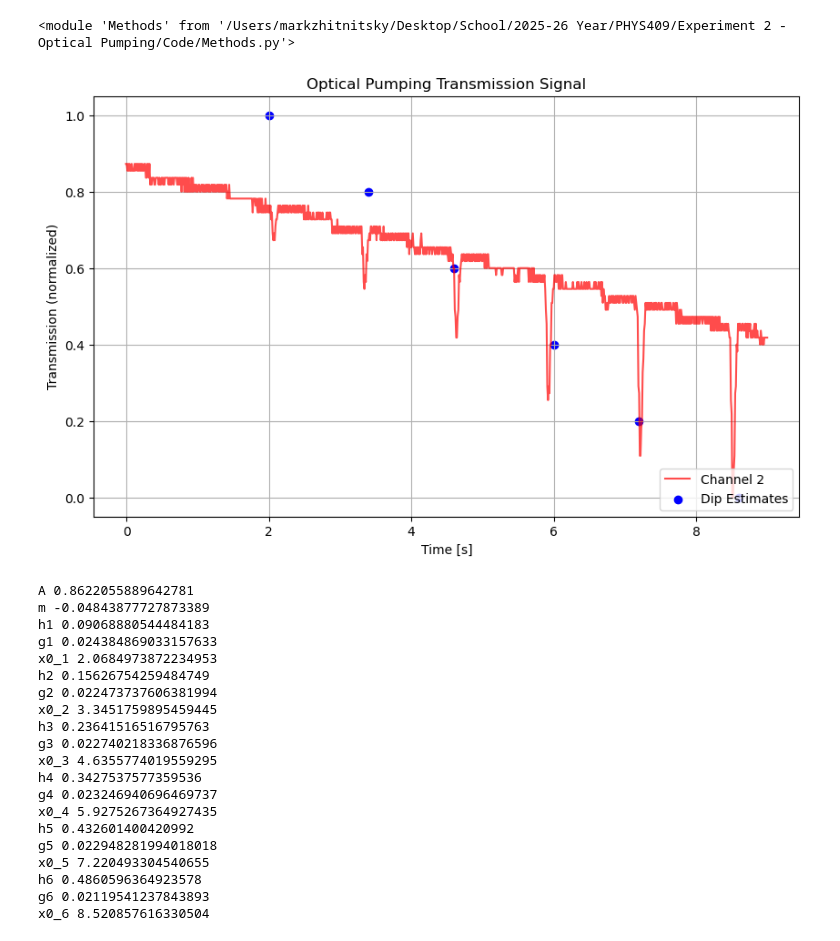
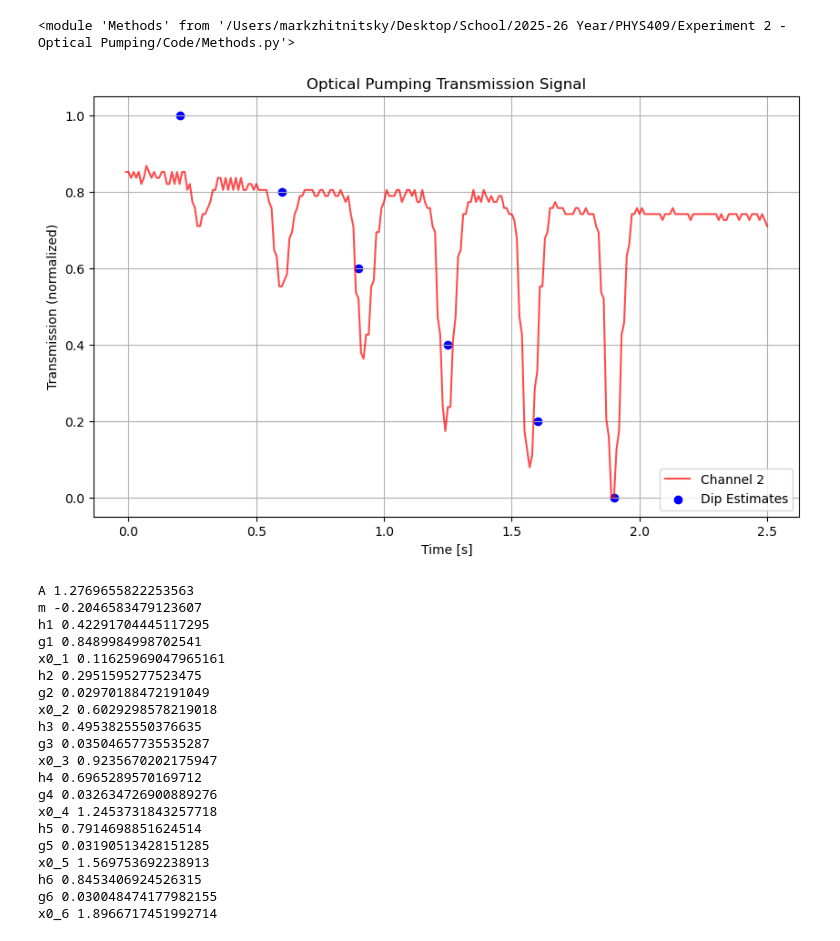
Before and after one commit to MarkZhit/PHYS409-Optical_Pumping, a Jupyter notebook: quadraticZeemanCollection.ipynb, the cells around one changed output. Cells and saved outputs as stored; diff of their text form; code cells hidden in the pictures.

```diff
--- a/quadraticZeemanCollection.ipynb
+++ b/quadraticZeemanCollection.ipynb
@@ -13,23 +13,23 @@ importlib.reload(m)
 # %% [output]
 <module 'Methods' from '/Users/markzhitnitsky/Desktop/School/2025-26 Year/PHYS409/Experiment 2 - Optical Pumping/Code/Methods.py'>
 # %%
-freq = 7.2
-savename = "10s measurement Mar 13 - 7p2MHz"
-time, y1, y2, y2_norm = m.read_transmission_csv('./data/Mar 13 measurement/7p2MHz_10s.csv')
+freq = 2.5
+savename = "10s measurement Mar 16 - 2p5MHz"
+time, y1, y2, y2_norm = m.read_transmission_csv('./data/Mar 16 measurement/2p5MHz_10s.csv')
 # %%
-t0 = 2
-tf = 11
+t0 = 3.5
+tf = 6
 nCutBeginning = (t0 // (time[1] - time[0])).astype(int)
 nCutEnd = ((time[-1] - tf) // (time[1] - time[0])).astype(int)
 
 time_cutFirst = time[nCutBeginning:len(time)-nCutEnd] - t0
 y2_norm_cutFirst = y2_norm[nCutBeginning:len(time)-nCutEnd]
 
-x0s = np.array([2,3.4,4.6,6,7.2,8.6])
+x0s = np.array([0.2,0.6,0.9,1.25,1.6,1.9])
 
 m.plot_quadraticZeeman_sextuple_transmission(time_cutFirst, y2_norm_cutFirst, x0s, savename)
 # %% [output]
-[figure, old version]
+[figure, new version]
 # %%
 #    (A, h1, g1, x0_1, h2, g2, x0_2,  h3, g3, x0_3):
 variables = ["A", "m", "h1", "g1", "x0_1", "h2", "g2", "x0_2",  "h3", "g3", "x0_3",  "h4", "g4", "x0_4",  "h5", "g5", "x0_5",  "h6", "g6", "x0_6"]
@@ -42,26 +42,26 @@ perr = np.sqrt(np.diag(pcov))
 for val, name in zip(popt,variables):
     print(name, val)
 # %% [output]
-A 0.8622055889642781
-m -0.04843877727873389
-h1 0.09068880544484183
-g1 0.024384869033157633
-x0_1 2.0684973872234953
-h2 0.15626754259484749
-g2 0.022473737606381994
-x0_2 3.3451759895459445
-h3 0.23641516516795763
-g3 0.022740218336876596
-x0_3 4.6355774019559295
-h4 0.3427537577359536
-g4 0.023246940696469737
-x0_4 5.9275267364927435
-h5 0.432601400420992
-g5 0.022948281994018018
-x0_5 7.220493304540655
-h6 0.4860596364923578
-g6 0.02119541237843893
-x0_6 8.520857616330504
+A 1.2769655822253563
+m -0.2046583479123607
+h1 0.42291704445117295
+g1 0.8489984998702541
+x0_1 0.11625969047965161
+h2 0.2951595277523475
+g2 0.02970188472191049
+x0_2 0.6029298578219018
+h3 0.4953825550376635
+g3 0.03504657735535287
+x0_3 0.9235670202175947
+h4 0.6965289570169712
+g4 0.032634726900889276
+x0_4 1.2453731843257718
+h5 0.7914698851624514
+g5 0.03190513428151285
+x0_5 1.569753692238913
+h6 0.8453406924526315
+g6 0.030048474177982155
+x0_6 1.8966717451992714
 # %%
 m.plot_fitted_transmission(time_cutFirst, y2_norm_cutFirst, popt, m.sextuple_lorentz, "fit to " + savename)
 # %% [output]
```
Also changed, not shown: parts of 7 cells of this notebook, 19 other files.
